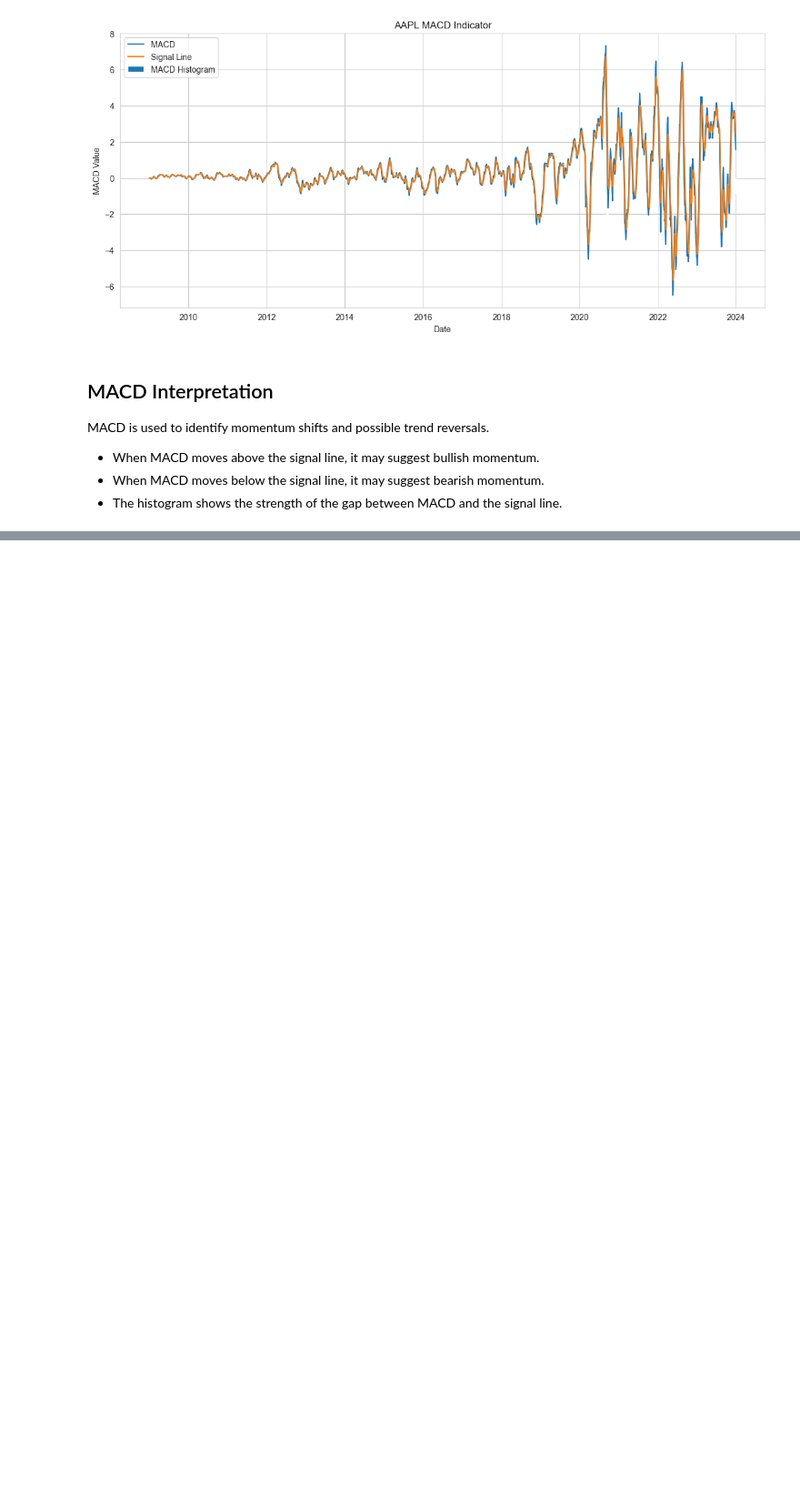
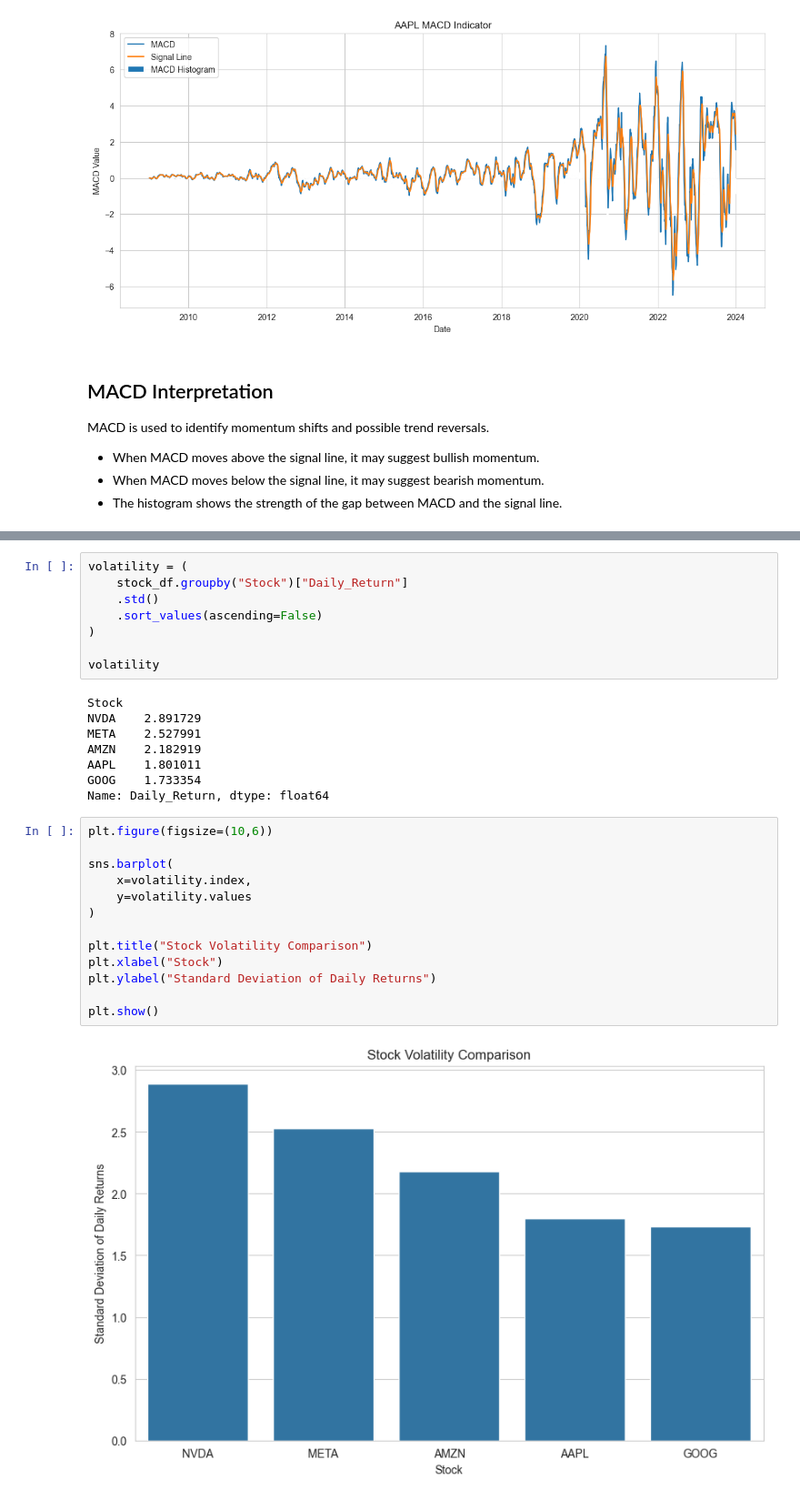
Before and after one commit to Viv-la/news-sentiment-analysis, a Jupyter notebook: notebooks/technical_analysis.ipynb, the cells around one changed output, grey strips where cells are left out. Shown at 91% size. Cells and saved outputs as stored; diff of their text form; blank space fills up the shorter version.

Commit message:
feat: add volatility and return comparison analysis

```diff
--- a/notebooks/technical_analysis.ipynb
+++ b/notebooks/technical_analysis.ipynb
@@ -279,0 +291,31 @@ MACD is used to identify momentum shifts and possible trend reversals.
+# %%
+volatility = (
+    stock_df.groupby("Stock")["Daily_Return"]
+    .std()
+    .sort_values(ascending=False)
+)
+
+volatility
+# %% [output]
+Stock
+NVDA    2.891729
+META    2.527991
+AMZN    2.182919
+AAPL    1.801011
+GOOG    1.733354
+Name: Daily_Return, dtype: float64
+# %%
+plt.figure(figsize=(10,6))
+
+sns.barplot(
+    x=volatility.index,
+    y=volatility.values
+)
+
+plt.title("Stock Volatility Comparison")
+plt.xlabel("Stock")
+plt.ylabel("Standard Deviation of Daily Returns")
+
+plt.show()
+# %% [output]
+[figure, added]
```
Also changed, not shown: parts of 4 cells of this notebook.
